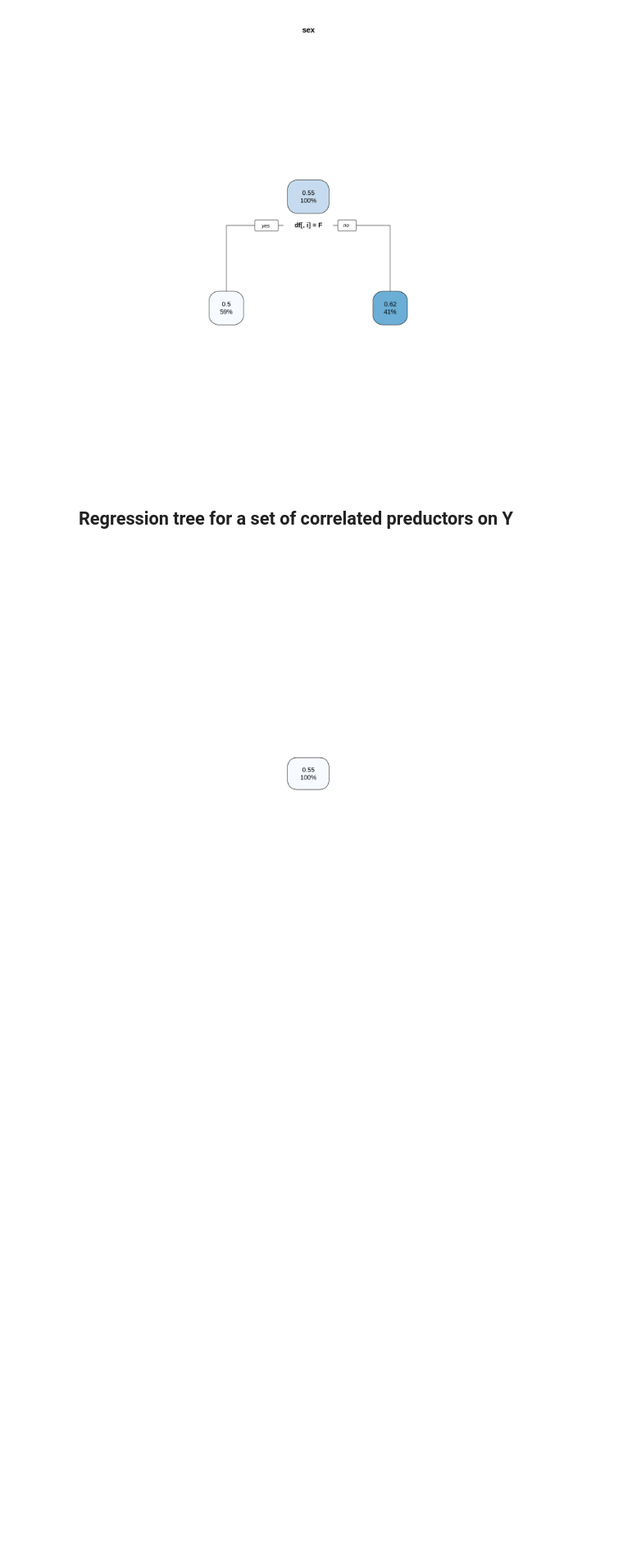
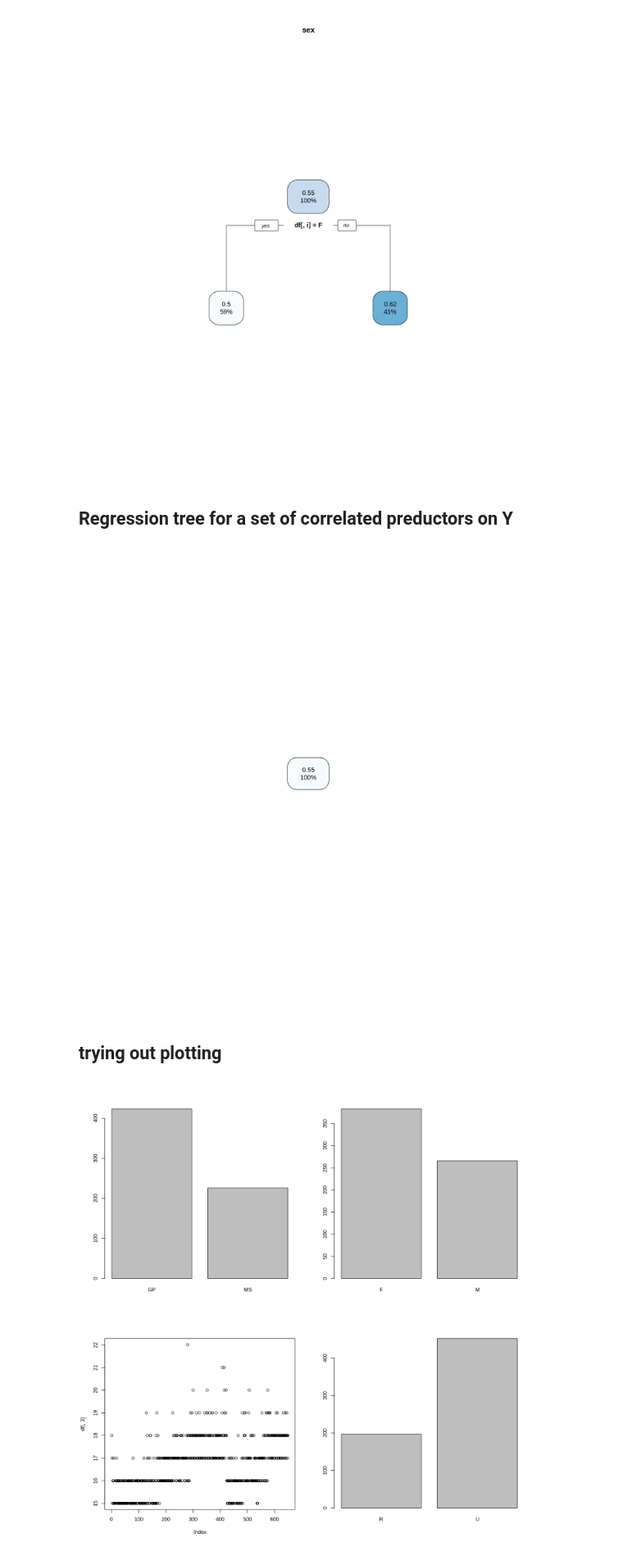
Before and after one commit to Jlokkerbol/masterclass, a Jupyter notebook: Data_understanding.ipynb, the cells around one changed output. Shown at 82% size. Saved outputs shown, nothing was run; the diff lists cells and outputs as text; code cells hidden in the pictures; blank space fills up the shorter version.

```diff
--- a/Data_understanding.ipynb
+++ b/Data_understanding.ipynb
@@ -343,3 +347,14 @@ tree <- rpart(Y~G1+G2+G3, data = df)
 rpart.plot(tree)
 # %% [output]
 [figure]
+# %% [markdown]
+## trying out plotting
+# %%
+#Parameter setting
+par(mfrow = c(2,2))
+plot(df[,1])
+plot(df[,2])
+plot(df[,3])
+plot(df[,4])
+# %% [output]
+[figure, added]
```
Also changed, not shown: parts of 1 cell of this notebook.
